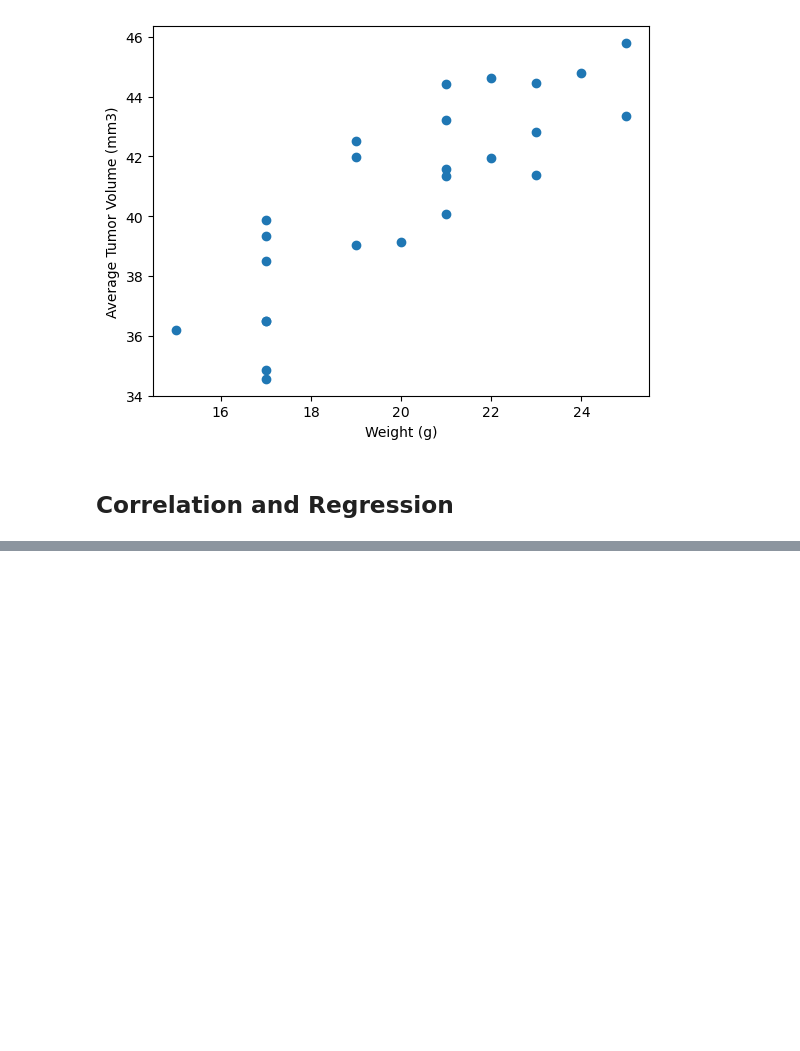
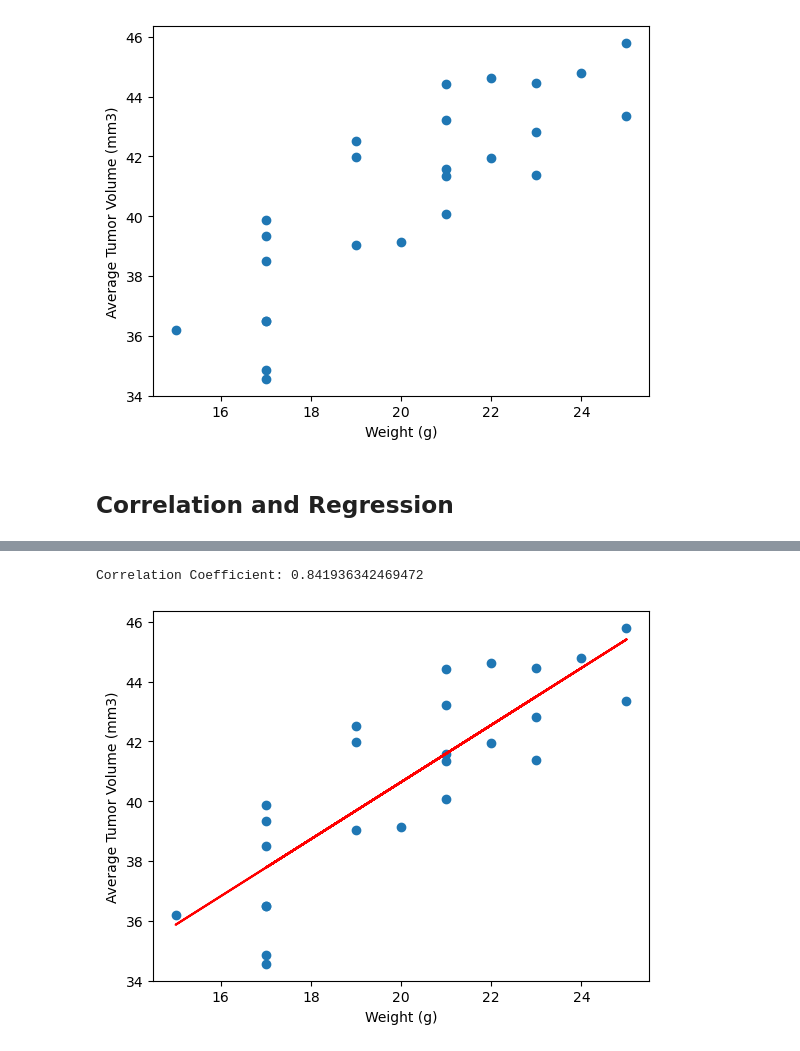
Before and after one commit to luisrodriguezror/challenge5, a Jupyter notebook: pymaceuticals_starter.ipynb, the cells around one changed output, grey strips where cells are left out. Cells and saved outputs as stored; diff of their text form; code cells hidden in the pictures; blank space fills up the shorter version.

```diff
--- a/pymaceuticals_starter.ipynb
+++ b/pymaceuticals_starter.ipynb
@@ -273,0 +268,14 @@ The correlation between mouse weight and the average tumor volume is 0.84
+# %%
+# Calculate the correlation coefficient and a linear regression model
+# for mouse weight and average observed tumor volume for the entire Capomulin regimen
+correlation_coefficient, _ = st.pearsonr(merged_scatter['Weight (g)'], merged_scatter['Tumor Volume (mm3)'])
+print("Correlation Coefficient:", correlation_coefficient)
+slope, intercept, r_value, p_value, std_err = st.linregress(merged_scatter['Weight (g)'], merged_scatter['Tumor Volume (mm3)'])
+plt.scatter(merged_scatter['Weight (g)'], merged_scatter['Tumor Volume (mm3)'])
+plt.plot(merged_scatter['Weight (g)'], slope * merged_scatter['Weight (g)'] + intercept, color='red')
+plt.xlabel('Weight (g)')
+plt.ylabel('Average Tumor Volume (mm3)')
+plt.show()
+# %% [output]
+Correlation Coefficient: 0.841936342469472
+[figure, added]
```
Also changed, not shown: parts of 1 cell of this notebook.
